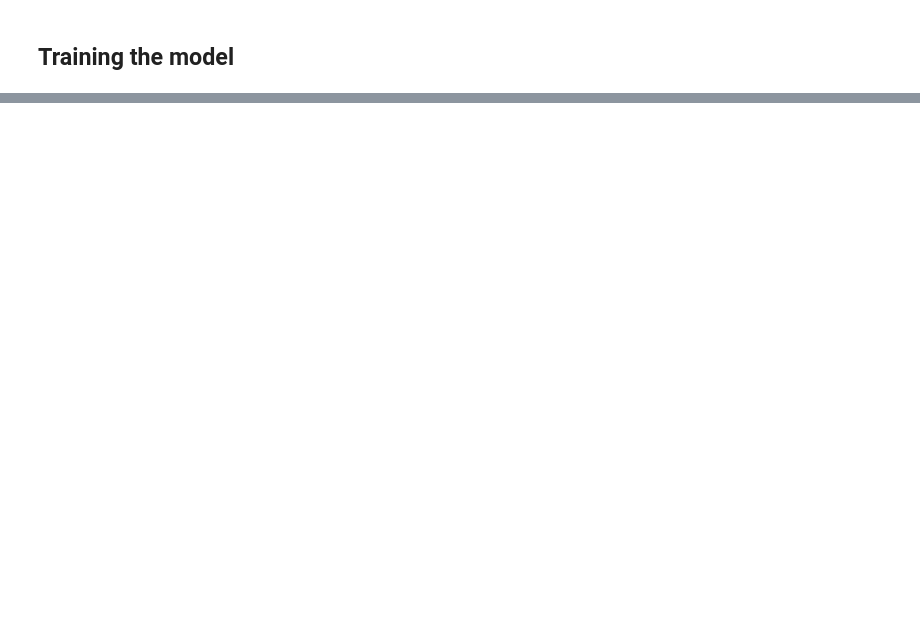
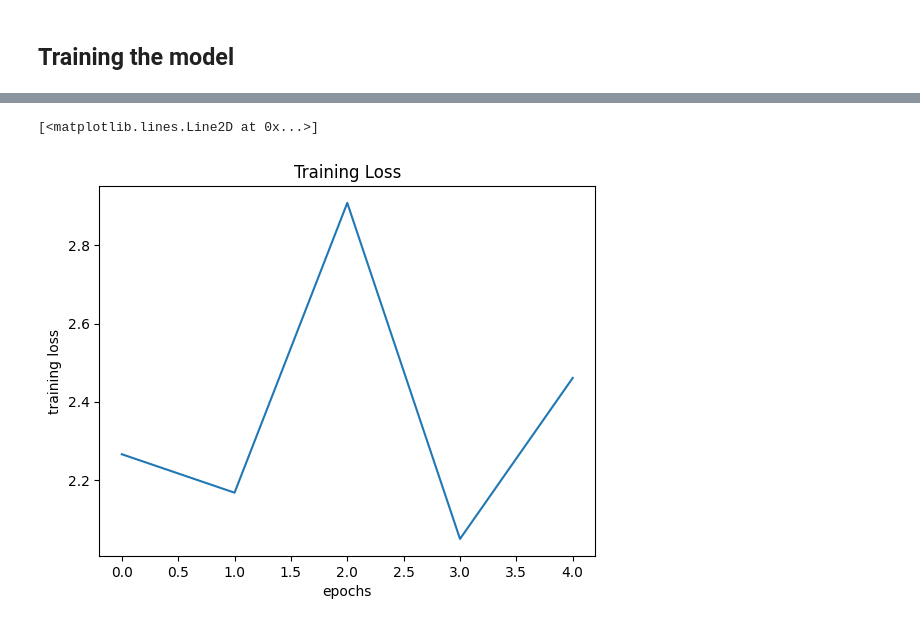
Before and after one commit to Aayushmanandhar17/RCNN-classification, a Jupyter notebook: src/main.ipynb, the cells around one changed output, grey strips where cells are left out. Cells and saved outputs as stored; diff of their text form; code cells hidden in the pictures; blank space fills up the shorter version.

Commit message:
working prototype of RCNN-classification test, train

```diff
--- a/src/main.ipynb
+++ b/src/main.ipynb
@@ -28,0 +34,22 @@ train_loader = DataLoader(train_dataset, batch_size=32, shuffle=True, num_worker
+# %%
+from torch.utils.data import DataLoader, random_split
+from torchvision import datasets, transforms
+
+# Define transformations
+transform = transforms.Compose([
+    transforms.Resize((224, 224)),
+    transforms.ToTensor(),
+    transforms.Normalize(mean=[0.485, 0.456, 0.406], std=[0.229, 0.224, 0.225])
+])
+
+# Load the dataset
+full_dataset = datasets.ImageFolder(root='/home/amanandhar/Transferlearning/RCNN-classification/src/data/train', transform=transform)
+
+# Split the dataset into train and test sets
+train_size = int(0.8 * len(full_dataset))  # 80% of the dataset
+test_size = len(full_dataset) - train_size
+train_dataset, test_dataset = random_split(full_dataset, [train_size, test_size])
+
+# Create DataLoaders for train and test sets
+train_loader = DataLoader(train_dataset, batch_size=32, shuffle=True, num_workers=4)
+test_loader = DataLoader(test_dataset, batch_size=32, shuffle=False, num_workers=4)
@@ -34,3 +67,5 @@ train_loader = DataLoader(train_dataset, batch_size=32, shuffle=True, num_worker
 model = ClassificationRCNN(num_classes=79)
 criterion = torch.nn.CrossEntropyLoss()
 optimizer = torch.optim.Adam(model.parameters(), lr=0.001)
+# %%
+model = model.to(device)  # Move the model to GPU
@@ -37,18 +92,2 @@ optimizer = torch.optim.Adam(model.parameters(), lr=0.001)
 # %% [markdown]
 ## Training the model
-# %%
-num_epochs=50
-
-# Training loop
-for epoch in range(num_epochs):
-    for images, labels in train_loader:
-        # Forward pass
-        outputs = model(images)
-        loss = criterion(outputs, labels)
-
-        # Backward pass and optimization
-        optimizer.zero_grad()
-        loss.backward()
-        optimizer.step()
-
-    print(f'Epoch [{epoch+1}/{num_epochs}], Loss: {loss.item():.4f}')
@@ -54,0 +162,8 @@ for epoch in range(num_epochs):
+# %%
+plt.title("Training Loss")
+plt.xlabel("epochs")
+plt.ylabel("training loss")
+plt.plot(loss_graph)
+# %% [output]
+[<matplotlib.lines.Line2D at 0x...>]
+[figure, added]
```
Also changed, not shown: parts of 7 cells of this notebook, 1 other file.
